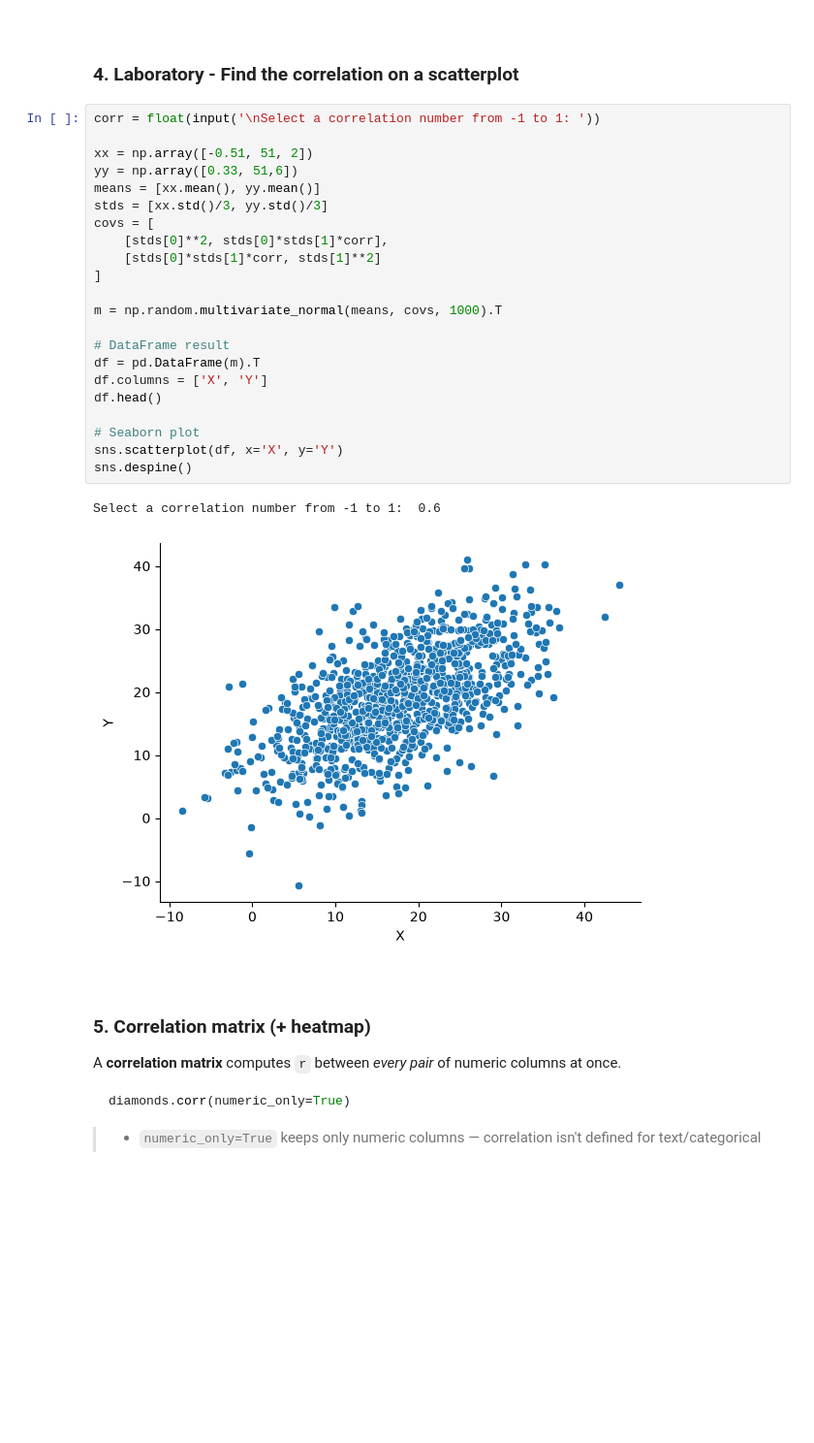
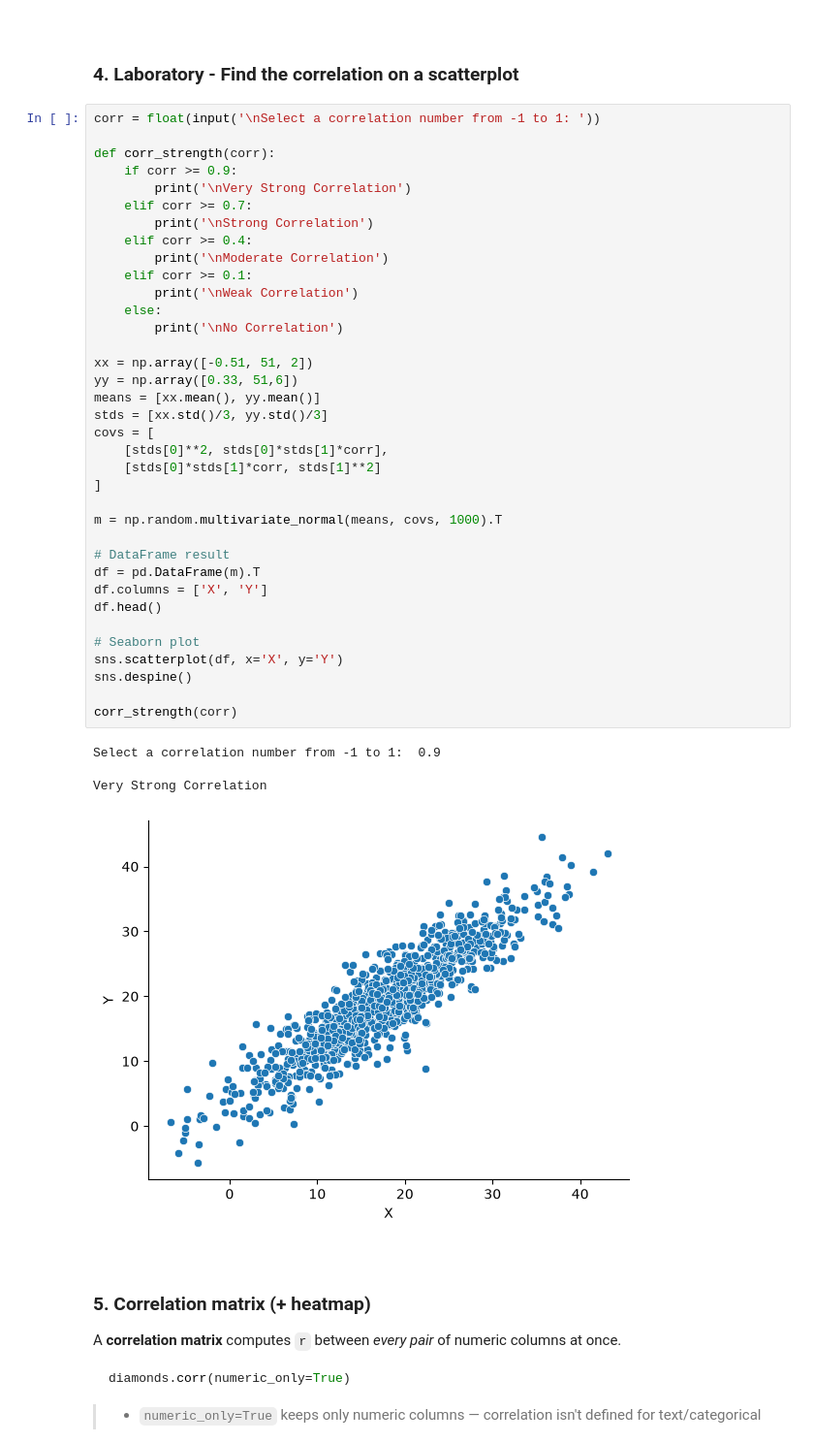
Before and after one commit to MiltonValleL/regression-and-forecasting, a Jupyter notebook: notebooks/01.pre-modelling.ipynb, the cells around one changed output. Shown at 97% size. Cells and saved outputs as stored; diff of their text form; blank space fills up the shorter version.

Commit message:
feature plots update

```diff
--- a/notebooks/01.pre-modelling.ipynb
+++ b/notebooks/01.pre-modelling.ipynb
@@ -326,29 +317,45 @@ Examples from the lesson:
 ### 4. Laboratory - Find the correlation on a scatterplot
 # %%
 corr = float(input('\nSelect a correlation number from -1 to 1: '))
+
+def corr_strength(corr):
+    if corr >= 0.9:
+        print('\nVery Strong Correlation')
+    elif corr >= 0.7:
+        print('\nStrong Correlation')
+    elif corr >= 0.4:
+        print('\nModerate Correlation')
+    elif corr >= 0.1:
+        print('\nWeak Correlation')
+    else:
+        print('\nNo Correlation')
 
 xx = np.array([-0.51, 51, 2])
 yy = np.array([0.33, 51,6])
 means = [xx.mean(), yy.mean()]
 stds = [xx.std()/3, yy.std()/3]
 covs = [
     [stds[0]**2, stds[0]*stds[1]*corr],
     [stds[0]*stds[1]*corr, stds[1]**2]
 ]
 
 m = np.random.multivariate_normal(means, covs, 1000).T
 
 # DataFrame result
 df = pd.DataFrame(m).T
 df.columns = ['X', 'Y']
 df.head()
 
 # Seaborn plot
 sns.scatterplot(df, x='X', y='Y')
 sns.despine()
+
+corr_strength(corr)
 # %% [output]
-Select a correlation number from -1 to 1:  0.6
+Select a correlation number from -1 to 1:  0.9
+
+Very Strong Correlation
-[figure, old version]
+[figure, new version]
 # %% [markdown]
 <br>
 
```
Also changed, not shown: parts of 8 cells of this notebook.
